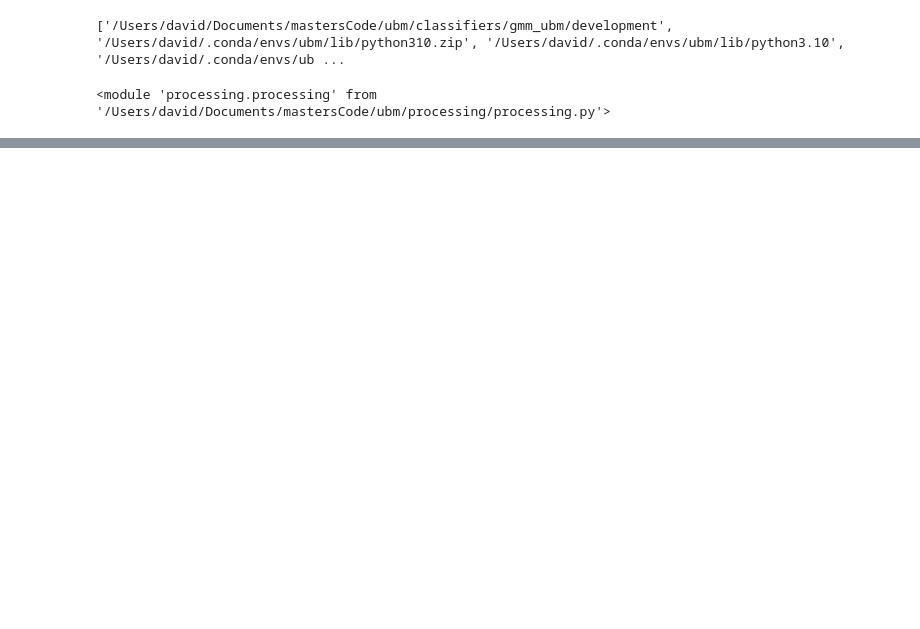
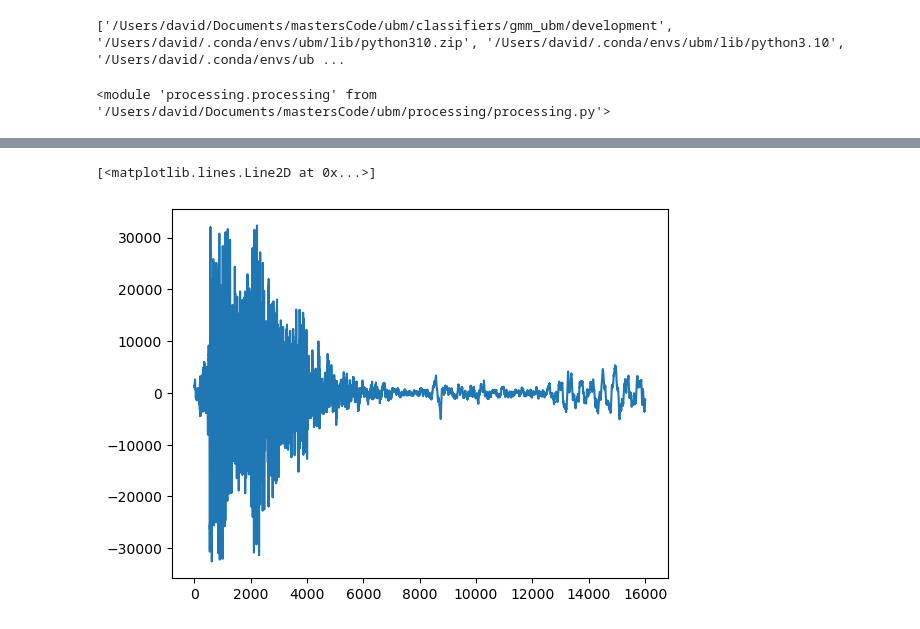
Before and after one commit to Davidjames9610/ubm, a Jupyter notebook: classifiers/gmm_ubm/development/speaker_verification_using_gmm_v2.ipynb, the cells around one changed output, grey strips where cells are left out. Saved outputs shown, nothing was run; the diff lists cells and outputs as text; code cells hidden in the pictures; blank space fills up the shorter version.

```diff
--- a/classifiers/gmm_ubm/development/speaker_verification_using_gmm_v2.ipynb
+++ b/classifiers/gmm_ubm/development/speaker_verification_using_gmm_v2.ipynb
@@ -117,0 +134,8 @@ testing for  spafe.features.mfcc.mfcc
+# %%
+# '9d4bab4f_nohash_1.wav'
+
+_, sound = wav.read(ads.files[9])
+plt.plot(sound)
+# %% [output]
+[<matplotlib.lines.Line2D at 0x...>]
+[figure, added]
```
Also changed, not shown: parts of 3 cells of this notebook, 10 other files.
